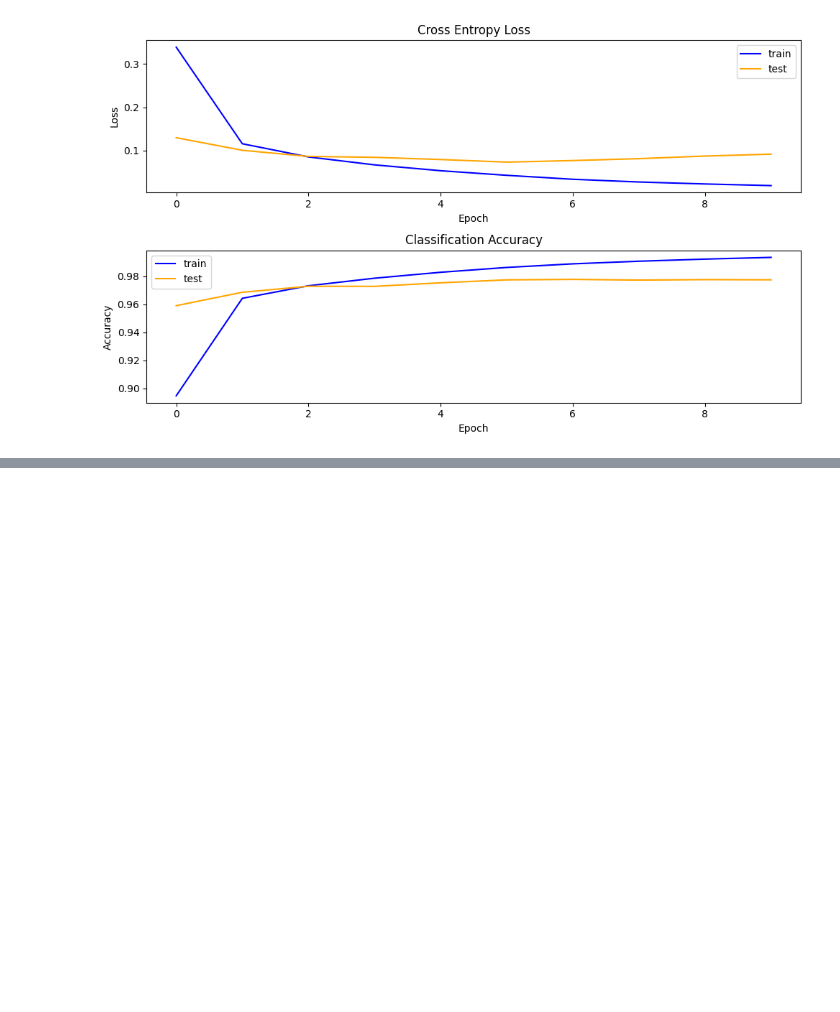
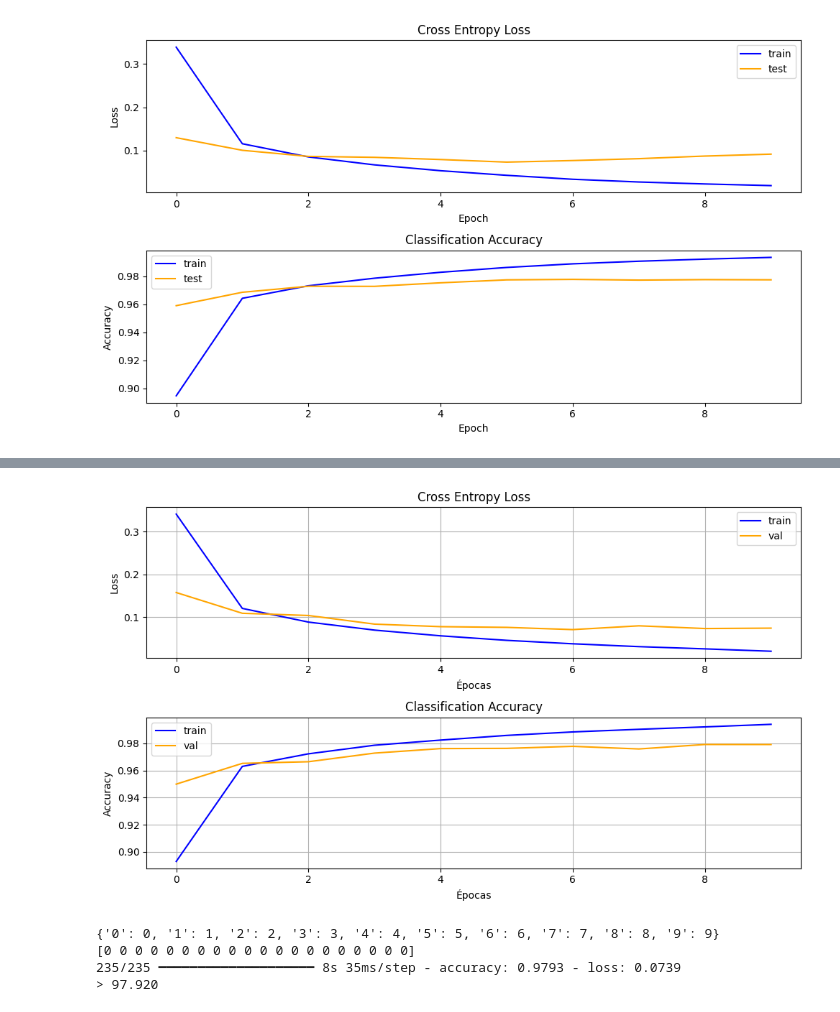
Before and after one commit to JPS4321/lab3_datascience, a Jupyter notebook: Lab3.ipynb, the cells around one changed output, grey strips where cells are left out. Saved outputs shown, nothing was run; the diff lists cells and outputs as text; code cells hidden in the pictures; blank space fills up the shorter version.

```diff
--- a/Lab3.ipynb
+++ b/Lab3.ipynb
@@ -241,0 +356,46 @@ plt.show()
+# %%
+import matplotlib.pyplot as plt
+
+plt.figure(figsize=(10, 6))
+
+# Pérdida
+plt.subplot(2, 1, 1)
+plt.title('Cross Entropy Loss')
+plt.plot(history.history['loss'], label='train', color='blue')
+plt.plot(history.history['val_loss'], label='val', color='orange')
+plt.ylabel('Loss')
+plt.xlabel('Épocas')
+plt.legend()
+plt.grid(True)
+
+# Precisión
+plt.subplot(2, 1, 2)
+plt.title('Classification Accuracy')
+plt.plot(history.history['accuracy'], label='train', color='blue')
+plt.plot(history.history['val_accuracy'], label='val', color='orange')
+plt.ylabel('Accuracy')
+plt.xlabel('Épocas')
+plt.legend()
+plt.grid(True)
+
+plt.tight_layout()
+plt.show()
+# %% [output]
+[figure, added]
+# %%
+model.save("modelos/modeloCNN_VGG.keras")
+
+
+print(train_generator.class_indices)
+print(train_generator.classes[:20])
+
+
+loss, acc = model.evaluate(test_generator, steps=len(test_generator), verbose=1)
+
+
+print("> %.3f" % (acc * 100.0))
+# %% [output]
+{'0': 0, '1': 1, '2': 2, '3': 3, '4': 4, '5': 5, '6': 6, '7': 7, '8': 8, '9': 9}
+[0 0 0 0 0 0 0 0 0 0 0 0 0 0 0 0 0 0 0 0]
+235/235 ━━━━━━━━━━━━━━━━━━━━ 8s 35ms/step - accuracy: 0.9793 - loss: 0.0739
+> 97.920
```
Also changed, not shown: parts of 9 cells of this notebook, 1 other file.
